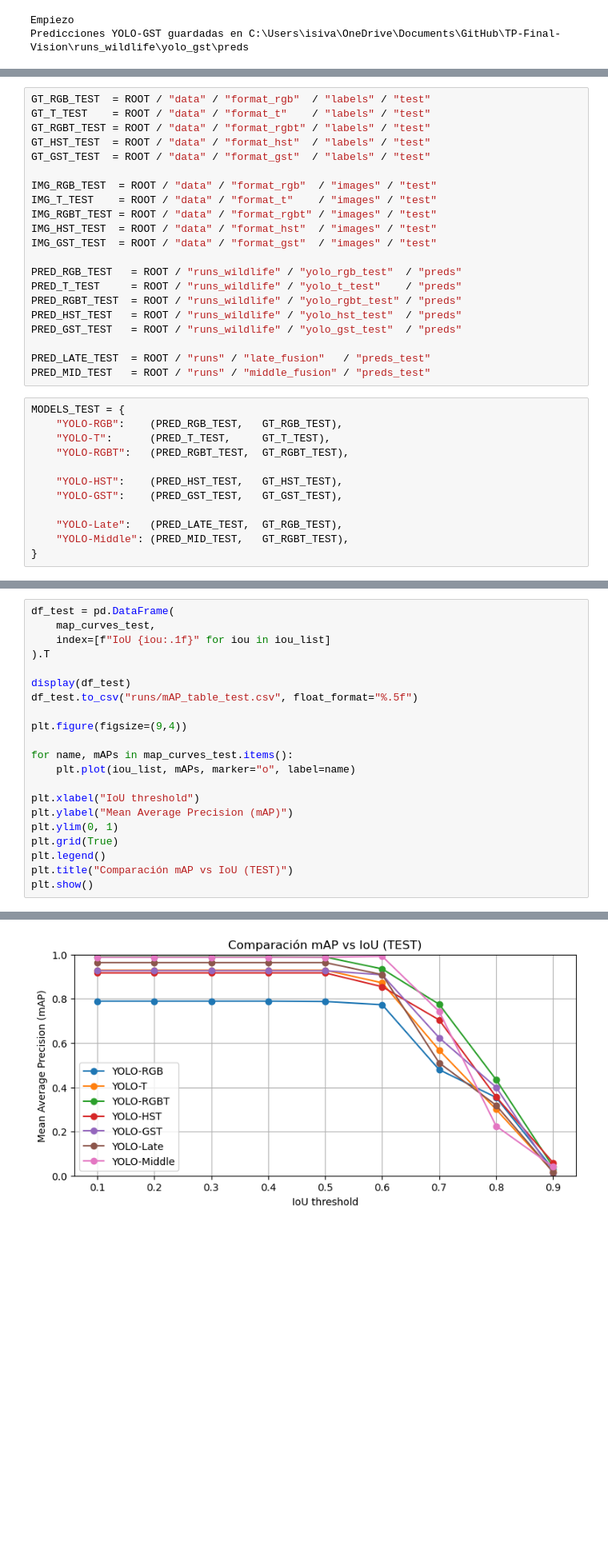
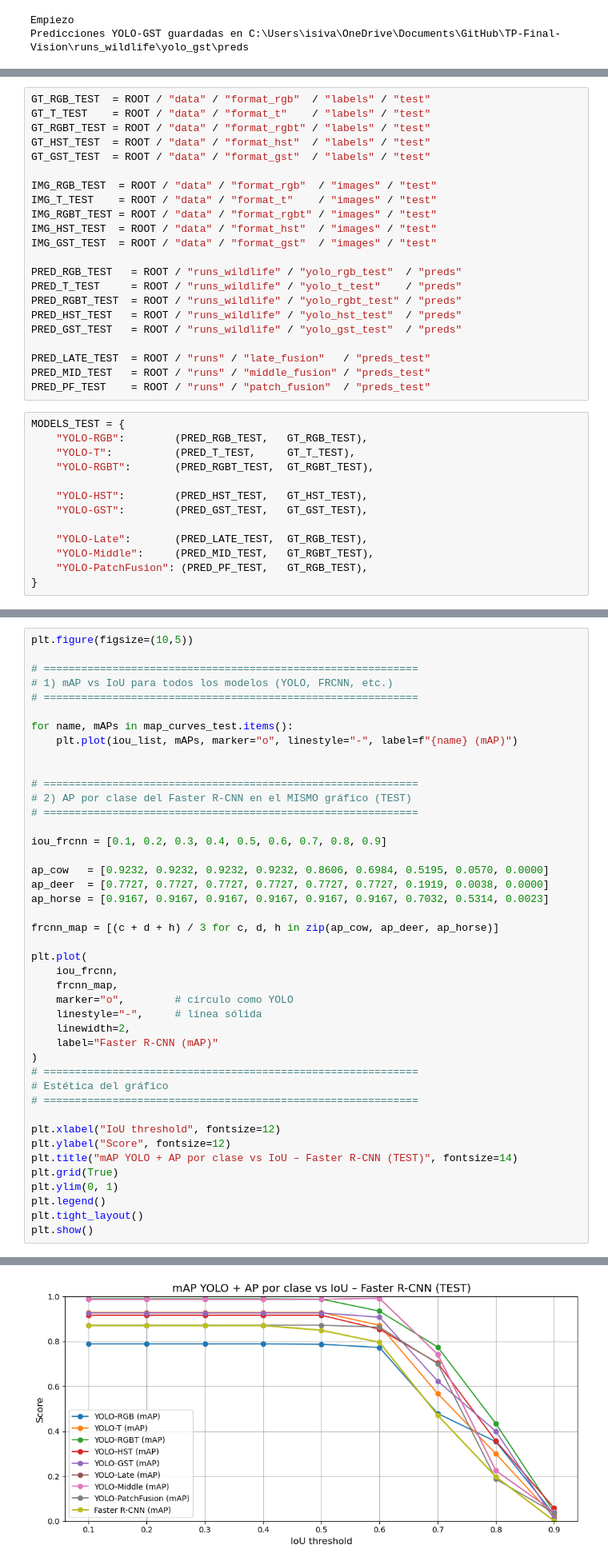
Before and after one commit to florzoffi/TP-Final-Vision, a Jupyter notebook: 7.RESULTS.ipynb, the cells around one changed output, grey strips where cells are left out. Shown: that part at 80% size. Saved outputs shown, nothing was run; the diff lists cells and outputs as text; blank space fills up the shorter version.

```diff
--- a/7.RESULTS.ipynb
+++ b/7.RESULTS.ipynb
@@ -245,17 +282,19 @@ PRED_GST_TEST   = ROOT / "runs_wildlife" / "yolo_gst_test"  / "preds"
 
 PRED_LATE_TEST  = ROOT / "runs" / "late_fusion"   / "preds_test"
 PRED_MID_TEST   = ROOT / "runs" / "middle_fusion" / "preds_test"
+PRED_PF_TEST    = ROOT / "runs" / "patch_fusion"  / "preds_test"
 # %%
 MODELS_TEST = {
-    "YOLO-RGB":    (PRED_RGB_TEST,   GT_RGB_TEST),
-    "YOLO-T":      (PRED_T_TEST,     GT_T_TEST),
-    "YOLO-RGBT":   (PRED_RGBT_TEST,  GT_RGBT_TEST),
+    "YOLO-RGB":        (PRED_RGB_TEST,   GT_RGB_TEST),
+    "YOLO-T":          (PRED_T_TEST,     GT_T_TEST),
+    "YOLO-RGBT":       (PRED_RGBT_TEST,  GT_RGBT_TEST),
 
-    "YOLO-HST":    (PRED_HST_TEST,   GT_HST_TEST),
-    "YOLO-GST":    (PRED_GST_TEST,   GT_GST_TEST),
+    "YOLO-HST":        (PRED_HST_TEST,   GT_HST_TEST),
+    "YOLO-GST":        (PRED_GST_TEST,   GT_GST_TEST),
 
-    "YOLO-Late":   (PRED_LATE_TEST,  GT_RGB_TEST),
-    "YOLO-Middle": (PRED_MID_TEST,   GT_RGBT_TEST),
+    "YOLO-Late":       (PRED_LATE_TEST,  GT_RGB_TEST),
+    "YOLO-Middle":     (PRED_MID_TEST,   GT_RGBT_TEST),
+    "YOLO-PatchFusion": (PRED_PF_TEST,   GT_RGB_TEST),
 }
 # %%
 map_curves_test = {name: [] for name in MODELS_TEST}
@@ -281,22 +321,44 @@ Evaluando TEST – YOLO-Middle
 # %%
-df_test = pd.DataFrame(
-    map_curves_test,
-    index=[f"IoU {iou:.1f}" for iou in iou_list]
-).T
+plt.figure(figsize=(10,5))
 
-display(df_test)
-df_test.to_csv("runs/mAP_table_test.csv", float_format="%.5f")
-
-plt.figure(figsize=(9,4))
+# ============================================================
+# 1) mAP vs IoU para todos los modelos (YOLO, FRCNN, etc.)
+# ============================================================
 
 for name, mAPs in map_curves_test.items():
-    plt.plot(iou_list, mAPs, marker="o", label=name)
+    plt.plot(iou_list, mAPs, marker="o", linestyle="-", label=f"{name} (mAP)")
 
-plt.xlabel("IoU threshold")
-plt.ylabel("Mean Average Precision (mAP)")
+
+# ============================================================
+# 2) AP por clase del Faster R-CNN en el MISMO gráfico (TEST)
+# ============================================================
+
+iou_frcnn = [0.1, 0.2, 0.3, 0.4, 0.5, 0.6, 0.7, 0.8, 0.9]
+
+ap_cow   = [0.9232, 0.9232, 0.9232, 0.9232, 0.8606, 0.6984, 0.5195, 0.0570, 0.0000]
+ap_deer  = [0.7727, 0.7727, 0.7727, 0.7727, 0.7727, 0.7727, 0.1919, 0.0038, 0.0000]
+ap_horse = [0.9167, 0.9167, 0.9167, 0.9167, 0.9167, 0.9167, 0.7032, 0.5314, 0.0023]
+
+frcnn_map = [(c + d + h) / 3 for c, d, h in zip(ap_cow, ap_deer, ap_horse)]
+
+plt.plot(
+    iou_frcnn,
+    frcnn_map,
+    marker="o",        # círculo como YOLO
+    linestyle="-",     # línea sólida
+    linewidth=2,
+    label="Faster R-CNN (mAP)"
+)
+# ============================================================
+# Estética del gráfico
+# ============================================================
+
+plt.xlabel("IoU threshold", fontsize=12)
+plt.ylabel("Score", fontsize=12)
+plt.title("mAP YOLO + AP por clase vs IoU – Faster R-CNN (TEST)", fontsize=14)
+plt.grid(True)
 plt.ylim(0, 1)
-plt.grid(True)
 plt.legend()
-plt.title("Comparación mAP vs IoU (TEST)")
+plt.tight_layout()
 plt.show()
 # %% [output]
@@ -311,4 +365,4 @@ plt.show()
-[figure, old version]
+[figure, new version]
 # %%
 summary = {}
 
```
Also changed, not shown: parts of 8 cells of this notebook, 6 other files.
